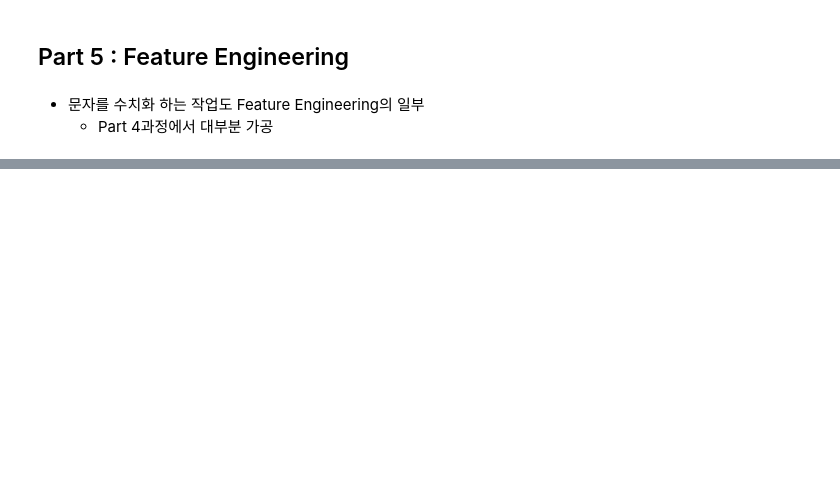
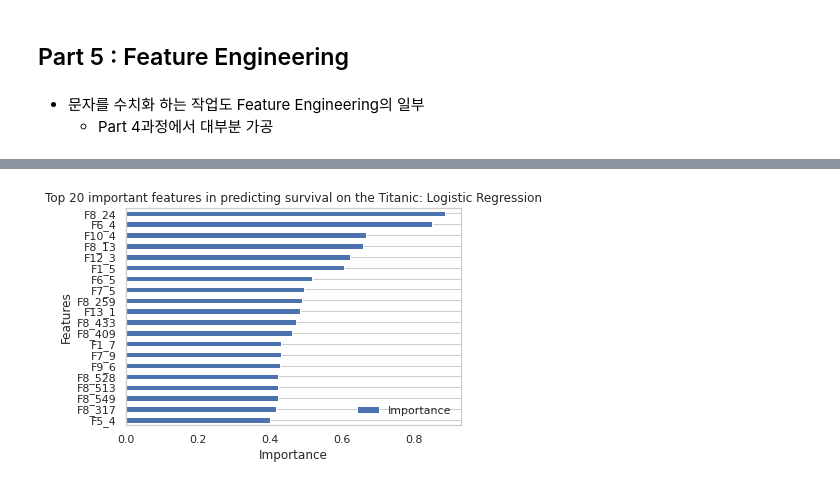
Before and after one commit to OH1107/Kaggle, a Jupyter notebook: Titanic: Machine Learning from Disaster/Kaggle_Titanic_Challenge.ipynb, the cells around one changed output, grey strips where cells are left out. Saved outputs shown, nothing was run; the diff lists cells and outputs as text; code cells hidden in the pictures; blank space fills up the shorter version.

```diff
--- a/Titanic: Machine Learning from Disaster/Kaggle_Titanic_Challenge.ipynb
+++ b/Titanic: Machine Learning from Disaster/Kaggle_Titanic_Challenge.ipynb
@@ -1360,0 +1792,13 @@ temp[11:20]
+# %%
+# 중요도를 데이터프레임 할당
+# Logistic regression에서는 coefficients를 사용
+# 아래는 Features라는 칼럼명 부여, Importance에는 Logistic regression의 coefficient를 부여 (numpy 함수 사용로 행열 전치)
+fi = {'Features':train.columns.tolist(), 'Importance':np.transpose(log.coef_[0])}
+importance = pd.DataFrame(fi, index=fi['Features']).sort_values('Importance', ascending=True)
+# 그래프 타이틀
+title = 'Top 20 important features in predicting survival on the Titanic: Logistic Regression'
+
+# 그래프 그리기
+importance_plotting(importance, 'Importance', 'Features', title, 20)
+# %% [output]
+[figure, added]
```
Also changed, not shown: parts of 63 cells of this notebook.
